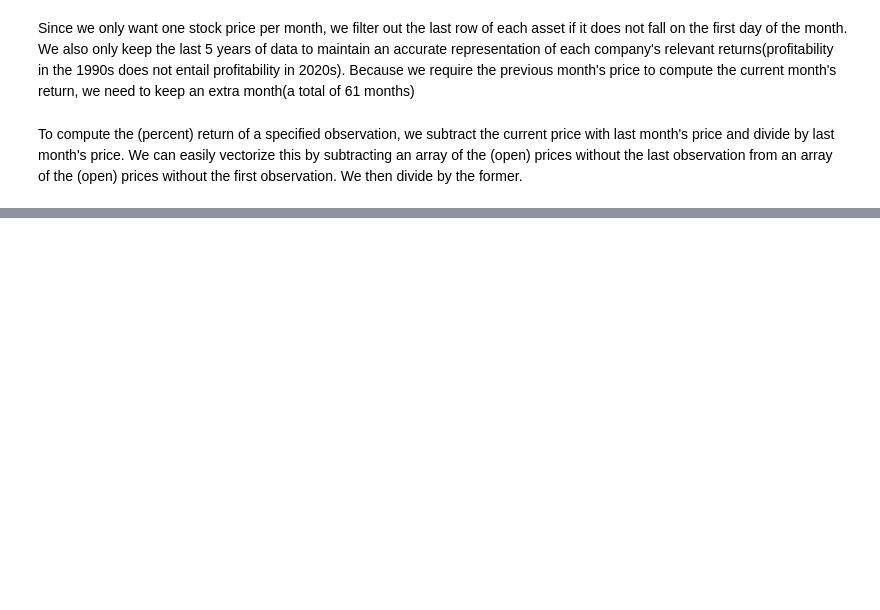
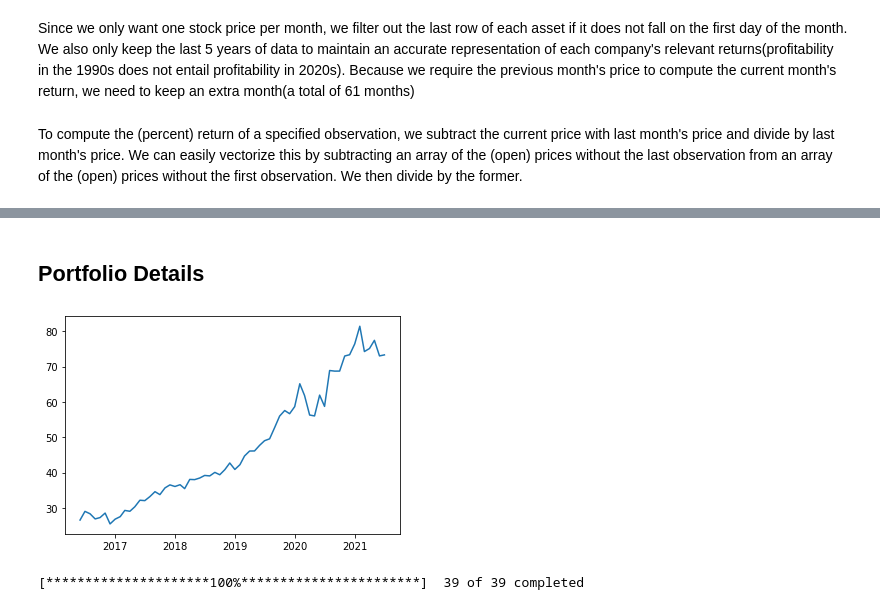
Before and after one commit to chauedwin/PortfolioAnalysis, a Jupyter notebook: PortfolioAnalysis.ipynb, the cells around one changed output, grey strips where cells are left out. Drawn from its saved outputs; the diff is of its cells as text; code cells hidden in the pictures; blank space fills up the shorter version.

Commit message:
added plotting

```diff
--- a/PortfolioAnalysis.ipynb
+++ b/PortfolioAnalysis.ipynb
@@ -133,0 +116,14 @@ len(z)
+# %% [markdown]
+## Portfolio Details
+# %%
+import matplotlib.pyplot as plt
+plt.plot(stocks.loc[stocks['Ticker'] == weights.index[0], 'Open'])
+plt.show()
+# %% [output]
+[figure, added]
+# %%
+from datetime import datetime
+today_date = datetime.today().strftime('%Y-%m-%d')
+latest_raw = yf.download(tickers = weights.index.values.tolist(), start = today_date, period = '1d', interval = '1d', group_by = 'ticker', auto_adjust = True, prepost = False, threads = True, proxy = None)
+# %% [output]
+[*********************100%***********************]  39 of 39 completed
```
Also changed, not shown: parts of 21 cells of this notebook, 2 other files.
